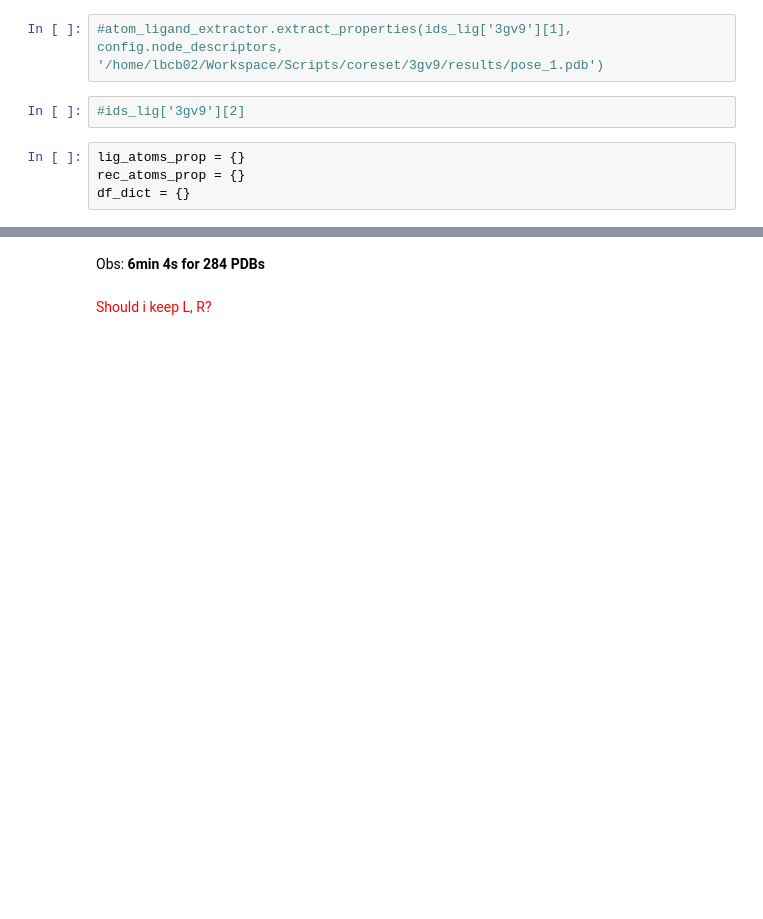
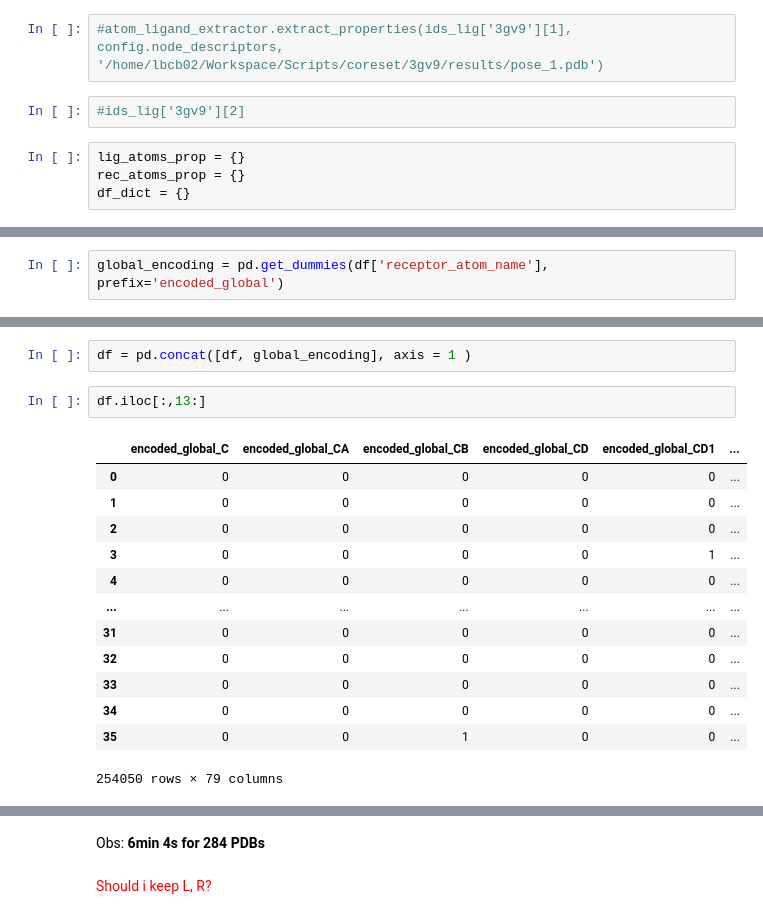
Before and after one commit to glauco-endrigo/BindRanker, a Jupyter notebook: Datafactory/Dataforge.ipynb, the cells around one changed output, grey strips where cells are left out. Drawn from its saved outputs; the diff is of its cells as text; blank space fills up the shorter version.

```diff
--- a/Datafactory/Dataforge.ipynb
+++ b/Datafactory/Dataforge.ipynb
@@ -478,0 +589,2 @@ df_dict = {}
+# %%
+global_encoding = pd.get_dummies(df['receptor_atom_name'], prefix='encoded_global')
@@ -478,0 +598,18 @@ df_dict = {}
+# %%
+df = pd.concat([df, global_encoding], axis = 1 )
+# %%
+df.iloc[:,13:]
+# %% [output]
+|  | encoded_global_C | encoded_global_CA | encoded_global_CB | encoded_global_CD | encoded_global_CD1 | ... |
+| 0 | 0 | 0 | 0 | 0 | 0 | ... |
+| 1 | 0 | 0 | 0 | 0 | 0 | ... |
+| 2 | 0 | 0 | 0 | 0 | 0 | ... |
+| 3 | 0 | 0 | 0 | 0 | 1 | ... |
+| 4 | 0 | 0 | 0 | 0 | 0 | ... |
+| ... | ... | ... | ... | ... | ... | ... |
+| 31 | 0 | 0 | 0 | 0 | 0 | ... |
+| 32 | 0 | 0 | 0 | 0 | 0 | ... |
+| 33 | 0 | 0 | 0 | 0 | 0 | ... |
+| 34 | 0 | 0 | 0 | 0 | 0 | ... |
+| 35 | 0 | 0 | 1 | 0 | 0 | ... |
+254050 rows × 79 columns
```
Also changed, not shown: parts of 61 cells of this notebook, 3 other files.
